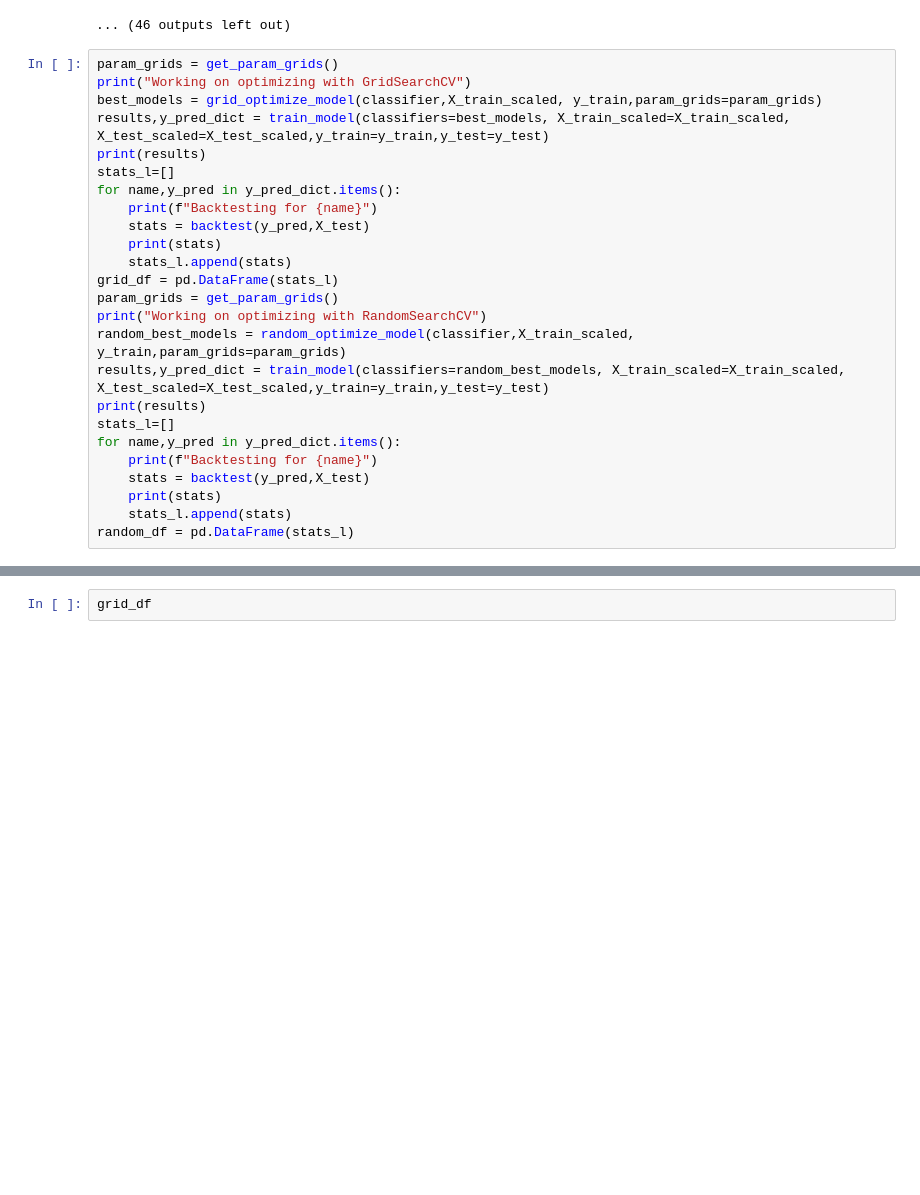
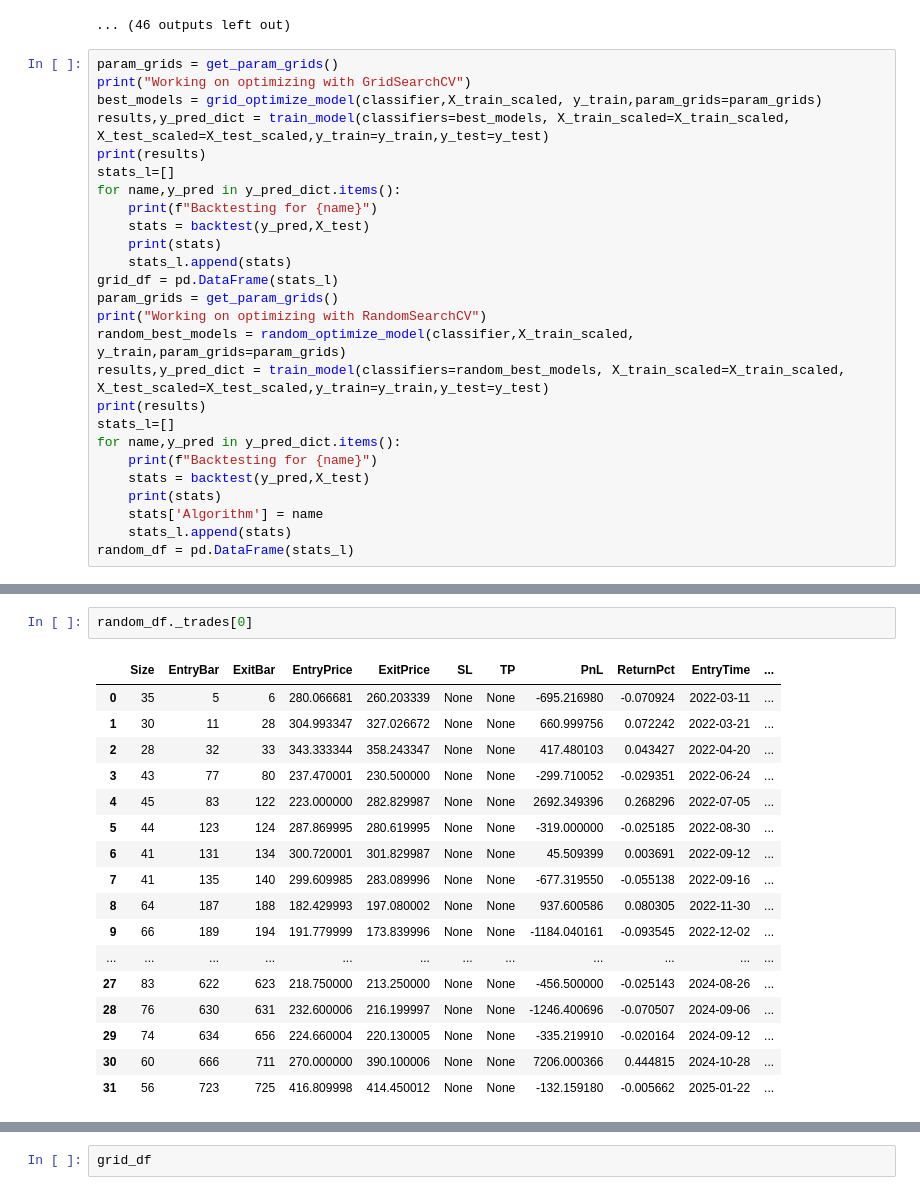
Before and after one commit to SacSresta/Research, a Jupyter notebook: notebook/stage_07_backtesting_model.ipynb, the cells around one changed output, grey strips where cells are left out. Drawn from its saved outputs; the diff is of its cells as text; blank space fills up the shorter version.

```diff
--- a/notebook/stage_07_backtesting_model.ipynb
+++ b/notebook/stage_07_backtesting_model.ipynb
@@ -328,5 +515,6 @@ for name,y_pred in y_pred_dict.items():
     print(f"Backtesting for {name}")
     stats = backtest(y_pred,X_test)
     print(stats)
+    stats['Algorithm'] = name
     stats_l.append(stats)
 random_df = pd.DataFrame(stats_l)
@@ -333 +774,21 @@ random_df = pd.DataFrame(stats_l)
+# %%
+random_df._trades[0]
+# %% [output]
+|  | Size | EntryBar | ExitBar | EntryPrice | ExitPrice | SL | TP | PnL | ReturnPct | EntryTime | ... |
+| 0 | 35 | 5 | 6 | 280.066681 | 260.203339 | None | None | -695.216980 | -0.070924 | 2022-03-11 | ... |
+| 1 | 30 | 11 | 28 | 304.993347 | 327.026672 | None | None | 660.999756 | 0.072242 | 2022-03-21 | ... |
+| 2 | 28 | 32 | 33 | 343.333344 | 358.243347 | None | None | 417.480103 | 0.043427 | 2022-04-20 | ... |
+| 3 | 43 | 77 | 80 | 237.470001 | 230.500000 | None | None | -299.710052 | -0.029351 | 2022-06-24 | ... |
+| 4 | 45 | 83 | 122 | 223.000000 | 282.829987 | None | None | 2692.349396 | 0.268296 | 2022-07-05 | ... |
+| 5 | 44 | 123 | 124 | 287.869995 | 280.619995 | None | None | -319.000000 | -0.025185 | 2022-08-30 | ... |
+| 6 | 41 | 131 | 134 | 300.720001 | 301.829987 | None | None | 45.509399 | 0.003691 | 2022-09-12 | ... |
+| 7 | 41 | 135 | 140 | 299.609985 | 283.089996 | None | None | -677.319550 | -0.055138 | 2022-09-16 | ... |
+| 8 | 64 | 187 | 188 | 182.429993 | 197.080002 | None | None | 937.600586 | 0.080305 | 2022-11-30 | ... |
+| 9 | 66 | 189 | 194 | 191.779999 | 173.839996 | None | None | -1184.040161 | -0.093545 | 2022-12-02 | ... |
+| ... | ... | ... | ... | ... | ... | ... | ... | ... | ... | ... | ... |
+| 27 | 83 | 622 | 623 | 218.750000 | 213.250000 | None | None | -456.500000 | -0.025143 | 2024-08-26 | ... |
+| 28 | 76 | 630 | 631 | 232.600006 | 216.199997 | None | None | -1246.400696 | -0.070507 | 2024-09-06 | ... |
+| 29 | 74 | 634 | 656 | 224.660004 | 220.130005 | None | None | -335.219910 | -0.020164 | 2024-09-12 | ... |
+| 30 | 60 | 666 | 711 | 270.000000 | 390.100006 | None | None | 7206.000366 | 0.444815 | 2024-10-28 | ... |
+| 31 | 56 | 723 | 725 | 416.809998 | 414.450012 | None | None | -132.159180 | -0.005662 | 2025-01-22 | ... |
 # %%
```
Also changed, not shown: parts of 8 cells of this notebook, 56 other files.
